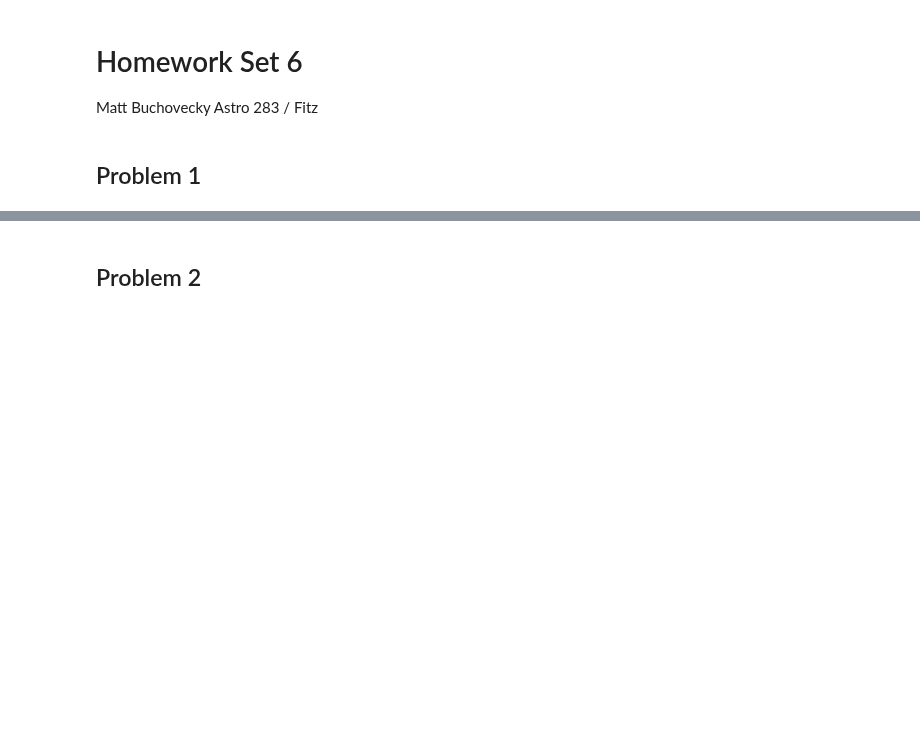
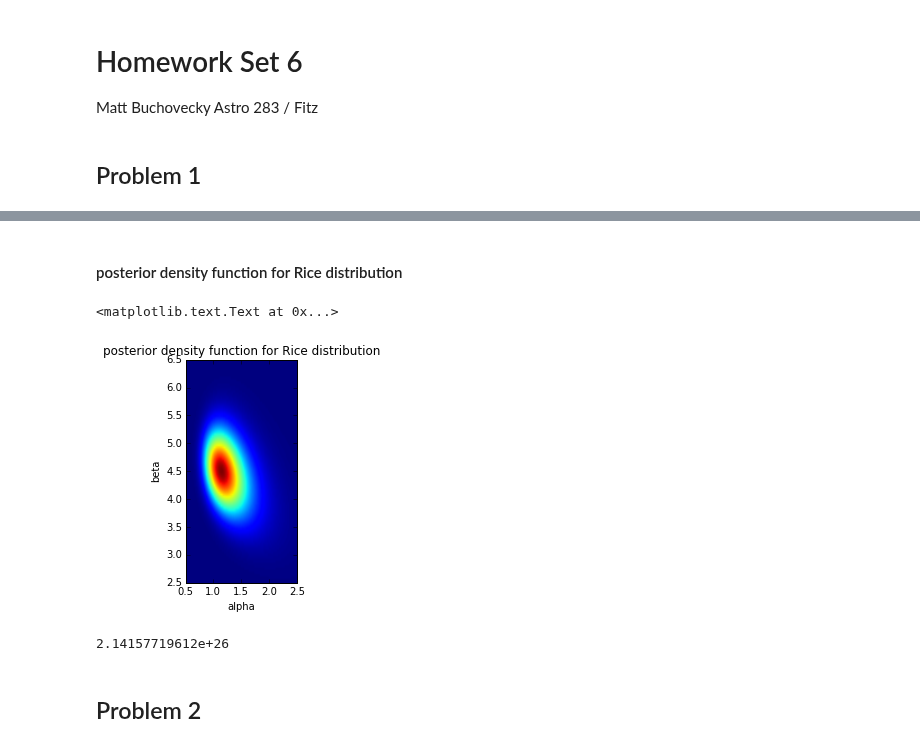
Before and after one commit to mbuchove/notebook-wurk-b, a Jupyter notebook: stats/astro283_hw6.ipynb, the cells around one changed output, grey strips where cells are left out. Saved outputs shown, nothing was run; the diff lists cells and outputs as text; code cells hidden in the pictures; blank space fills up the shorter version.

```diff
--- a/stats/astro283_hw6.ipynb
+++ b/stats/astro283_hw6.ipynb
@@ -73,3 +95,29 @@ pyplot.imshow(Rice_arr)
+# %% [markdown]
+<h4> posterior density function for Rice distribution </h4>
+# %%
+# define a mesh grid for parameter space plot
+alpha_range = np.linspace(0.5, 2.5, 100)
+beta_range = np.linspace(2.5, 6.5, 100)
+alpha_arr, beta_arr = np.meshgrid(alpha_range, beta_range)
+
+# positive likelihood values for Rice distribution!
+Rice_arr = -neg_likelihood((alpha_arr, beta_arr), v_arr, Rice_dist_n)
+
+# plot the posterior density function
+ext = [alpha_range.min(), alpha_range.max(), beta_range.min(), beta_range.max()]
+plt.imshow(Rice_arr, extent=ext, origin='lower')
+plt.title("posterior density function for Rice distribution")
+plt.xlabel('alpha')
+plt.ylabel('beta')
+# %% [output]
+<matplotlib.text.Text at 0x...>
+[figure, added]
+# %%
+# find the ratio of likelihood functions
+ratio = neg_likelihood(opt_rice, v_arr, Rice_dist_n) / neg_likelihood(opt_gauss, v_arr, gaussian_1param)
+print(ratio)
+# %% [output]
+2.14157719612e+26
 # %% [markdown]
 <h2> Problem 2 </h2>
 # %%
```
Also changed, not shown: parts of 33 cells of this notebook.
